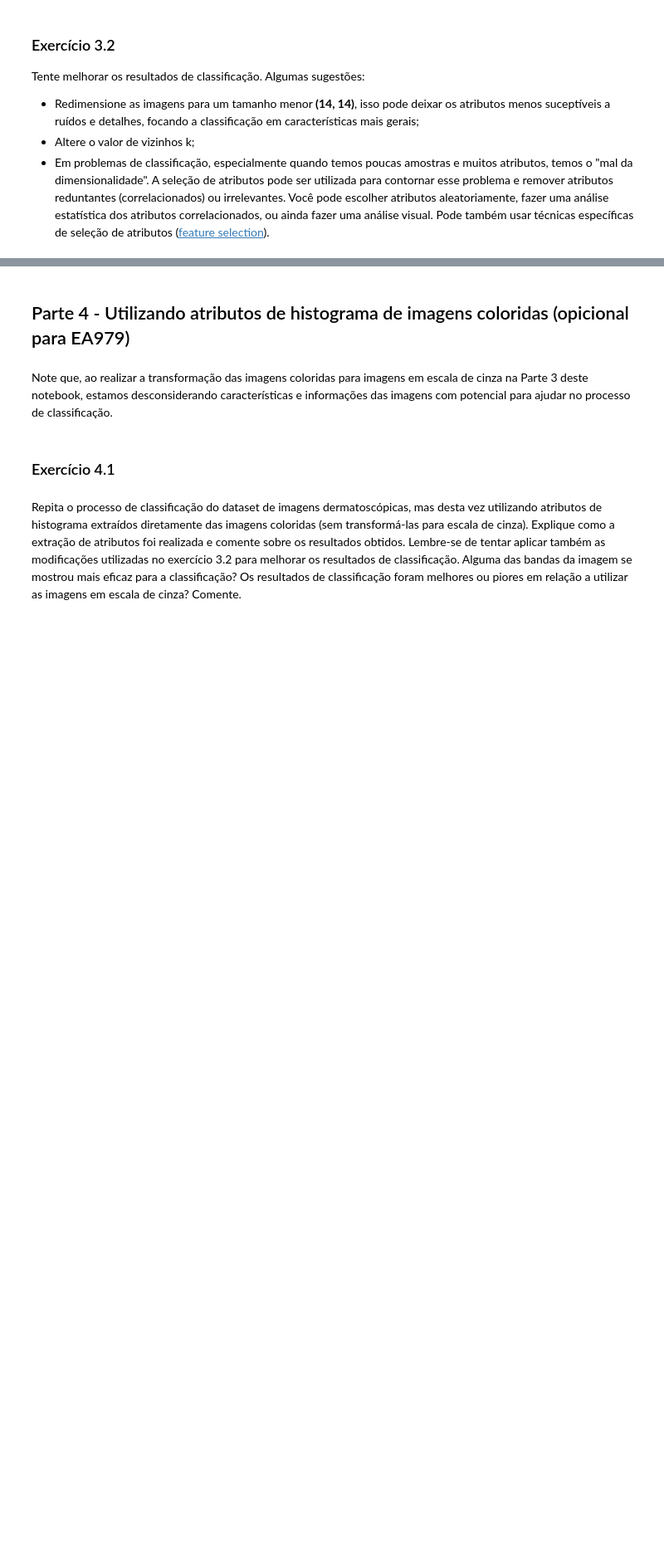
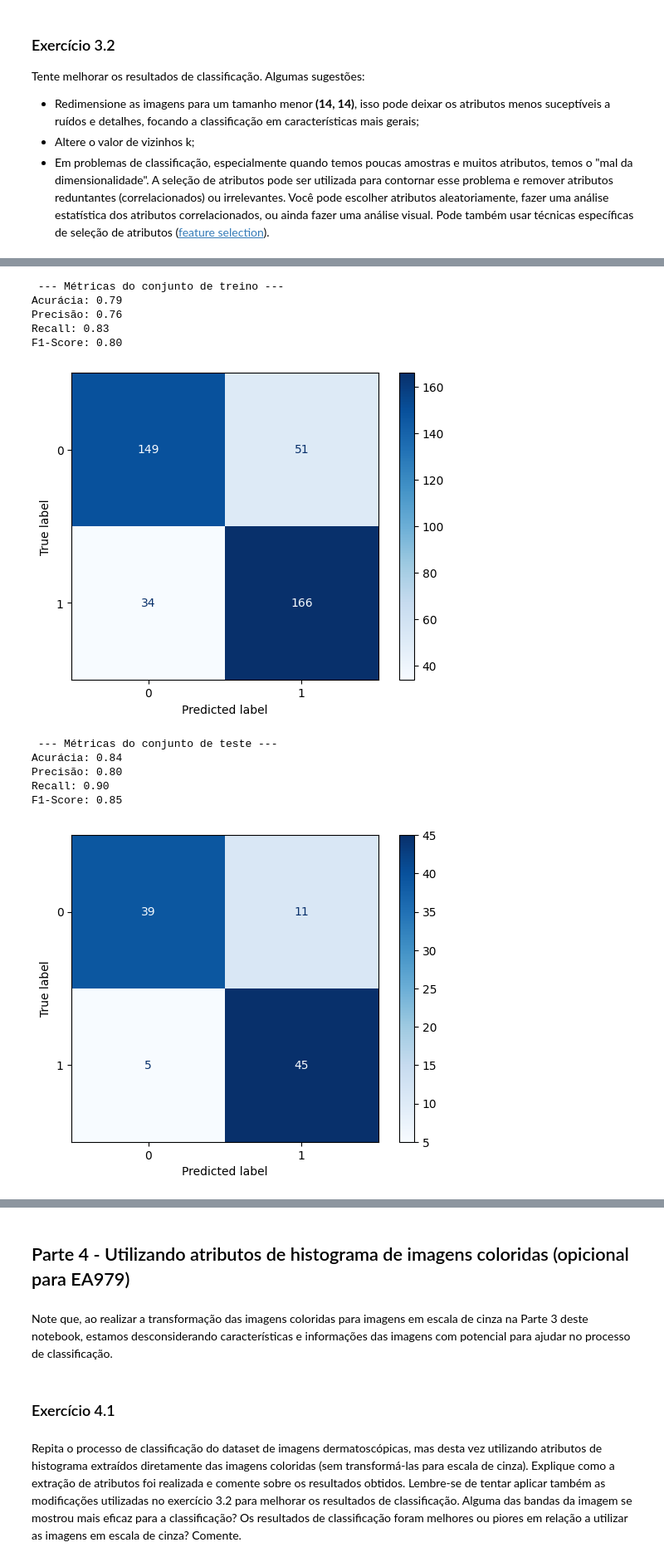
Before and after one commit to UNICAMP-EA979/2026s1-pi02-histogramas-knn-JoaoSenirio, a Jupyter notebook: Atividade.ipynb, the cells around one changed output, grey strips where cells are left out. Shown at 83% size. Saved outputs shown, nothing was run; the diff lists cells and outputs as text; code cells hidden in the pictures; blank space fills up the shorter version.

```diff
--- a/Atividade.ipynb
+++ b/Atividade.ipynb
@@ -650,0 +627,58 @@ PC1 até PC9: 1.0000 (100.00%)
+# %%
+features_selecionadas = [0, 1, 5, 6, 7, 8]
+
+X = images_train_attributes[:, features_selecionadas]
+X_test = images_test_attributes[:, features_selecionadas]
+Y = labels_train
+Y_test = labels_test
+
+# Criando o modelo KNN
+model = KNeighborsClassifier(n_neighbors=7)
+
+# Treinando o modelo
+model.fit(X, Y)
+
+# Avaliando as métricas do modelo para conjunto do treino
+acc = accuracy_score(Y, model.predict(X))
+prec = precision_score(Y, model.predict(X))
+rec = recall_score(Y, model.predict(X))
+f1 = f1_score(Y, model.predict(X))
+
+print(' --- Métricas do conjunto de treino ---')
+print('Acurácia: %.2f' % acc)
+print('Precisão: %.2f' % prec)
+print('Recall: %.2f' % rec)
+print('F1-Score: %.2f' % f1)
+
+cm = ConfusionMatrixDisplay.from_predictions(Y, model.predict(X), cmap="Blues")
+plt.show()
+print("\n")
+
+# Avaliando as métricas do modelo para o conjunto de teste
+acc = accuracy_score(Y_test, model.predict(X_test))
+prec = precision_score(Y_test, model.predict(X_test))
+rec = recall_score(Y_test, model.predict(X_test))
+f1 = f1_score(Y_test, model.predict(X_test))
+
+print(' --- Métricas do conjunto de teste ---')
+print('Acurácia: %.2f' % acc)
+print('Precisão: %.2f' % prec)
+print('Recall: %.2f' % rec)
+print('F1-Score: %.2f' % f1)
+
+ConfusionMatrixDisplay.from_predictions(Y_test, model.predict(X_test), cmap="Blues")
+plt.show()
+print("\n")
+# %% [output]
+ --- Métricas do conjunto de treino ---
+Acurácia: 0.79
+Precisão: 0.76
+Recall: 0.83
+F1-Score: 0.80
+[figure, added]
+ --- Métricas do conjunto de teste ---
+Acurácia: 0.84
+Precisão: 0.80
+Recall: 0.90
+F1-Score: 0.85
+[figure, added]
```
Also changed, not shown: parts of 10 cells of this notebook.
